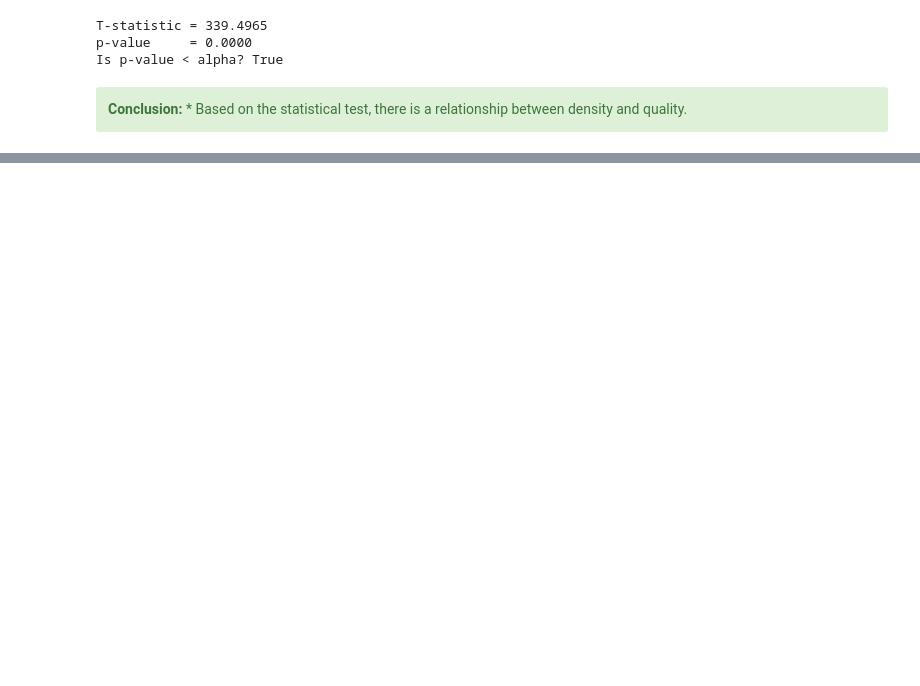
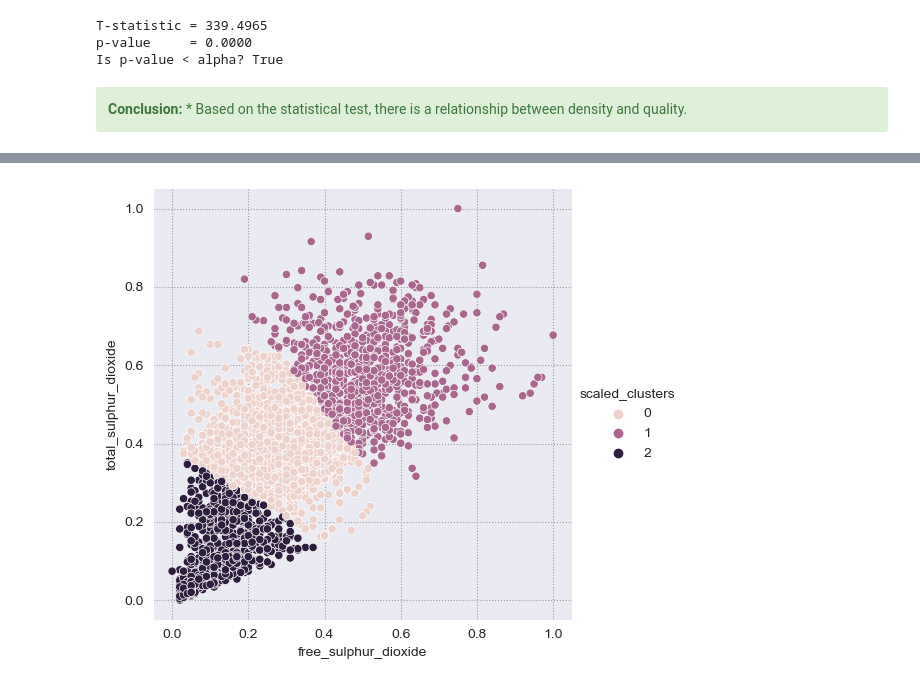
Before and after one commit to clustering-the-wines/wine_clustering, a Jupyter notebook: final_report.ipynb, the cells around one changed output, grey strips where cells are left out. Saved outputs shown, nothing was run; the diff lists cells and outputs as text; code cells hidden in the pictures; blank space fills up the shorter version.

```diff
--- a/final_report.ipynb
+++ b/final_report.ipynb
@@ -240,0 +324,5 @@ Is p-value < alpha? True
+# %%
+#function to create and visualize clusters
+X_train_scaled, kmeans = X_train_scaled, kmeans = model.cluster_fit_sulphurs(X_train_scaled)
+# %% [output]
+[figure, added]
```
Also changed, not shown: parts of 36 cells of this notebook, 3 other files.
